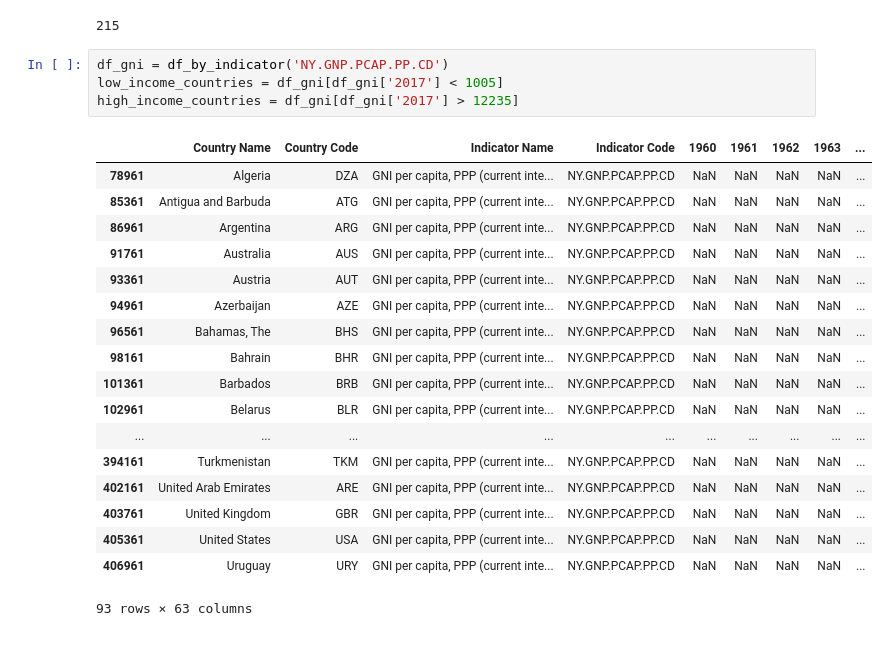
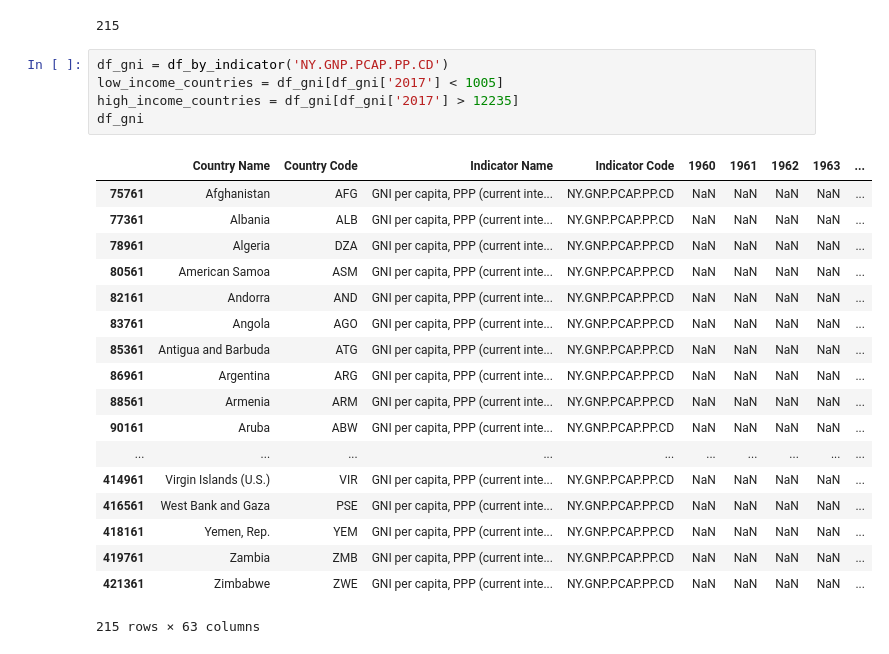
Before and after one commit to nilesh0109/Research-Methods, a Jupyter notebook: Task4/christopher_kavish_nilesh.ipynb, the cells around one changed output. Drawn from its saved outputs; the diff is of its cells as text.

```diff
--- a/Task4/christopher_kavish_nilesh.ipynb
+++ b/Task4/christopher_kavish_nilesh.ipynb
@@ -60,23 +62,24 @@ len(df_pop)
 # %%
 df_gni = df_by_indicator('NY.GNP.PCAP.PP.CD')
 low_income_countries = df_gni[df_gni['2017'] < 1005]
 high_income_countries = df_gni[df_gni['2017'] > 12235]
+df_gni
 # %% [output]
 |  | Country Name | Country Code | Indicator Name | Indicator Code | 1960 | 1961 | 1962 | 1963 | ... |
+| 75761 | Afghanistan | AFG | GNI per capita, PPP (current inte... | NY.GNP.PCAP.PP.CD | NaN | NaN | NaN | NaN | ... |
+| 77361 | Albania | ALB | GNI per capita, PPP (current inte... | NY.GNP.PCAP.PP.CD | NaN | NaN | NaN | NaN | ... |
 | 78961 | Algeria | DZA | GNI per capita, PPP (current inte... | NY.GNP.PCAP.PP.CD | NaN | NaN | NaN | NaN | ... |
+| 80561 | American Samoa | ASM | GNI per capita, PPP (current inte... | NY.GNP.PCAP.PP.CD | NaN | NaN | NaN | NaN | ... |
+| 82161 | Andorra | AND | GNI per capita, PPP (current inte... | NY.GNP.PCAP.PP.CD | NaN | NaN | NaN | NaN | ... |
+| 83761 | Angola | AGO | GNI per capita, PPP (current inte... | NY.GNP.PCAP.PP.CD | NaN | NaN | NaN | NaN | ... |
 | 85361 | Antigua and Barbuda | ATG | GNI per capita, PPP (current inte... | NY.GNP.PCAP.PP.CD | NaN | NaN | NaN | NaN | ... |
 | 86961 | Argentina | ARG | GNI per capita, PPP (current inte... | NY.GNP.PCAP.PP.CD | NaN | NaN | NaN | NaN | ... |
-| 91761 | Australia | AUS | GNI per capita, PPP (current inte... | NY.GNP.PCAP.PP.CD | NaN | NaN | NaN | NaN | ... |
-| 93361 | Austria | AUT | GNI per capita, PPP (current inte... | NY.GNP.PCAP.PP.CD | NaN | NaN | NaN | NaN | ... |
-| 94961 | Azerbaijan | AZE | GNI per capita, PPP (current inte... | NY.GNP.PCAP.PP.CD | NaN | NaN | NaN | NaN | ... |
-| 96561 | Bahamas, The | BHS | GNI per capita, PPP (current inte... | NY.GNP.PCAP.PP.CD | NaN | NaN | NaN | NaN | ... |
-| 98161 | Bahrain | BHR | GNI per capita, PPP (current inte... | NY.GNP.PCAP.PP.CD | NaN | NaN | NaN | NaN | ... |
-| 101361 | Barbados | BRB | GNI per capita, PPP (current inte... | NY.GNP.PCAP.PP.CD | NaN | NaN | NaN | NaN | ... |
-| 102961 | Belarus | BLR | GNI per capita, PPP (current inte... | NY.GNP.PCAP.PP.CD | NaN | NaN | NaN | NaN | ... |
+| 88561 | Armenia | ARM | GNI per capita, PPP (current inte... | NY.GNP.PCAP.PP.CD | NaN | NaN | NaN | NaN | ... |
+| 90161 | Aruba | ABW | GNI per capita, PPP (current inte... | NY.GNP.PCAP.PP.CD | NaN | NaN | NaN | NaN | ... |
 | ... | ... | ... | ... | ... | ... | ... | ... | ... | ... |
-| 394161 | Turkmenistan | TKM | GNI per capita, PPP (current inte... | NY.GNP.PCAP.PP.CD | NaN | NaN | NaN | NaN | ... |
-| 402161 | United Arab Emirates | ARE | GNI per capita, PPP (current inte... | NY.GNP.PCAP.PP.CD | NaN | NaN | NaN | NaN | ... |
-| 403761 | United Kingdom | GBR | GNI per capita, PPP (current inte... | NY.GNP.PCAP.PP.CD | NaN | NaN | NaN | NaN | ... |
-| 405361 | United States | USA | GNI per capita, PPP (current inte... | NY.GNP.PCAP.PP.CD | NaN | NaN | NaN | NaN | ... |
-| 406961 | Uruguay | URY | GNI per capita, PPP (current inte... | NY.GNP.PCAP.PP.CD | NaN | NaN | NaN | NaN | ... |
+| 414961 | Virgin Islands (U.S.) | VIR | GNI per capita, PPP (current inte... | NY.GNP.PCAP.PP.CD | NaN | NaN | NaN | NaN | ... |
+| 416561 | West Bank and Gaza | PSE | GNI per capita, PPP (current inte... | NY.GNP.PCAP.PP.CD | NaN | NaN | NaN | NaN | ... |
+| 418161 | Yemen, Rep. | YEM | GNI per capita, PPP (current inte... | NY.GNP.PCAP.PP.CD | NaN | NaN | NaN | NaN | ... |
+| 419761 | Zambia | ZMB | GNI per capita, PPP (current inte... | NY.GNP.PCAP.PP.CD | NaN | NaN | NaN | NaN | ... |
+| 421361 | Zimbabwe | ZWE | GNI per capita, PPP (current inte... | NY.GNP.PCAP.PP.CD | NaN | NaN | NaN | NaN | ... |
-93 rows × 63 columns
+215 rows × 63 columns
```
Also changed, not shown: parts of 14 cells of this notebook.
